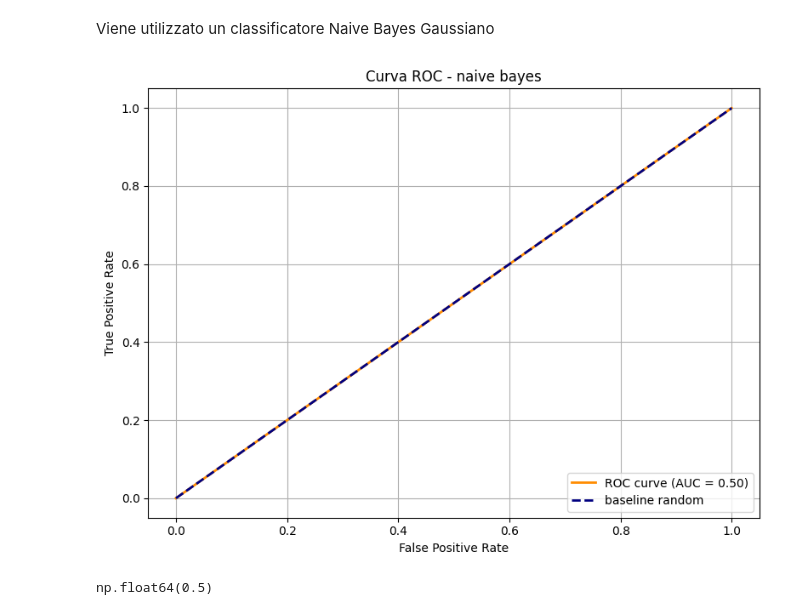
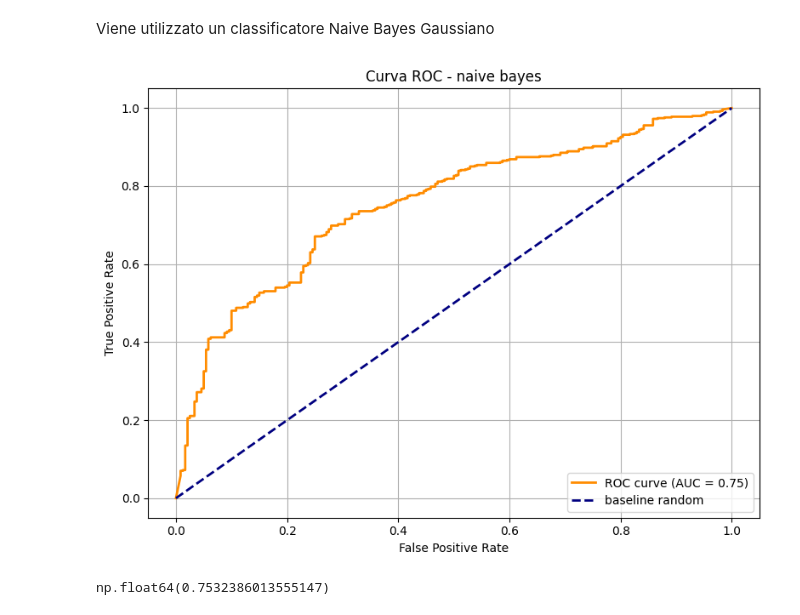
Before and after one commit to angelopaldino/progetto-data-mining, a Jupyter notebook: notebooks/08_naivebayes_selfMade.ipynb, the cells around one changed output. Saved outputs shown, nothing was run; the diff lists cells and outputs as text; code cells hidden in the pictures.

```diff
--- a/notebooks/08_naivebayes_selfMade.ipynb
+++ b/notebooks/08_naivebayes_selfMade.ipynb
@@ -57,7 +57,7 @@ evaluate_and_save_model(
     "../models/naive_bayes_selfmade.joblib"
 )
 # %%
-plot_roc_curve(model, X_test, y_test, "naive bayes",f"../results/classification_selfMade/roc")
+plot_roc_curve(model, X_test_scaled, y_test, "naive bayes",f"../results/classification_selfMade/roc")
 # %% [output]
-[figure, old version]
+[figure, new version]
-np.float64(0.5)
+np.float64(0.7532386013555147)
```
Also changed, not shown: 4 other files.
